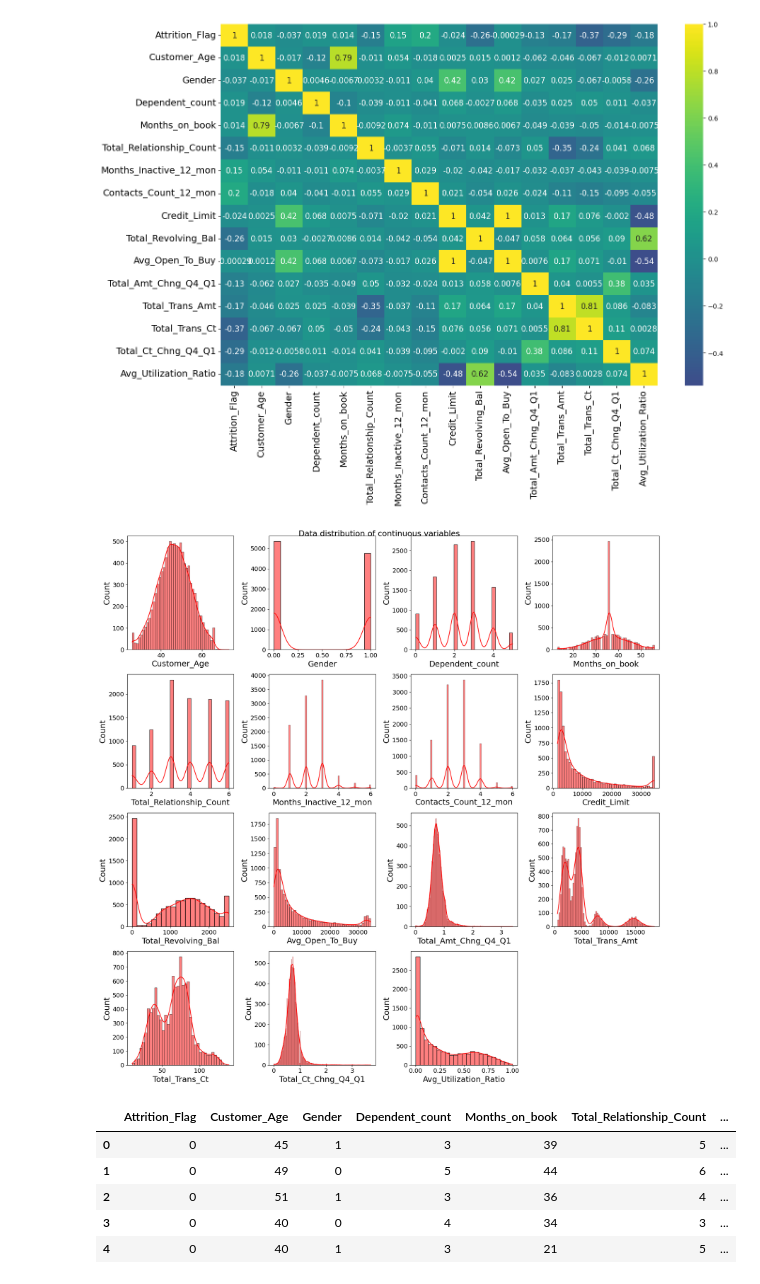
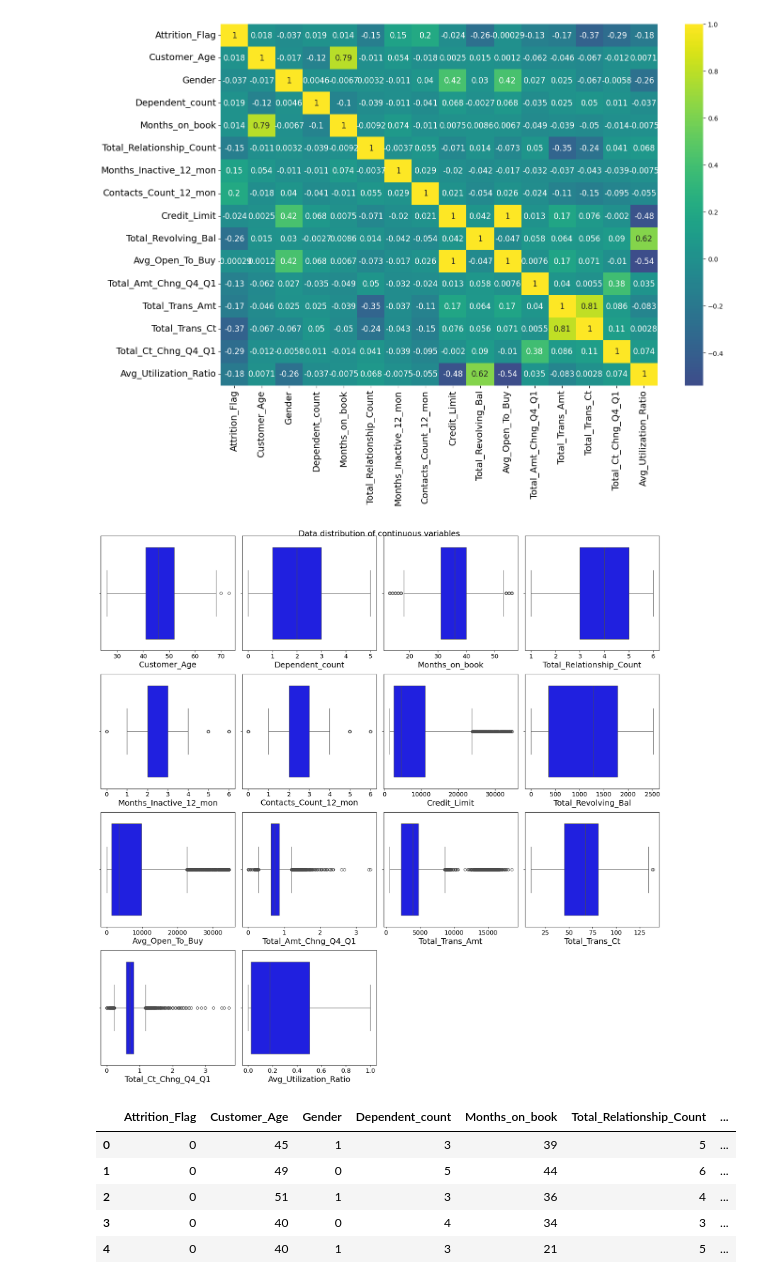
Before and after one commit to muntadherabdulhusein/DA_projects-credit-card-churn, a Jupyter notebook: muntadher/test.ipynb, the cells around one changed output. Saved outputs shown, nothing was run; the diff lists cells and outputs as text; code cells hidden in the pictures.

```diff
--- a/muntadher/test.ipynb
+++ b/muntadher/test.ipynb
@@ -20,31 +19,18 @@ plt.show()
 # %%
 #Exploratory Data Analysis
 
-# As we could see in the data types, we have 13 columns of numerical type.
-
-# In this step, we are checking the distribution of each variable that is continuous.
-
 plt.figure(figsize=(18, 18))
-for i, col in enumerate(cc.drop(['Attrition_Flag'], axis=1).select_dtypes(include=['int','float']).columns):
-    # We exclude the 'y' column and only consider the columns of numerical type.
-
+for i, col in enumerate(cc.drop(['Attrition_Flag','Gender'], axis=1).select_dtypes(include=['int', 'float']).columns):
     plt.rcParams['axes.facecolor'] = 'white'
-    ax = plt.subplot(4, 4, i+1)  # Creating a subplot for each column.
-
-     # Plotting the histogram for each column
-    sns.histplot(data=cc, x=col, ax=ax, color='red', kde=True)
-
-    # Plotting the KDE curve with custom color and linewidth
-    # Plotting the histogram for each column.
+    ax = plt.subplot(4, 4, i+1)
+    sns.boxplot(data=cc, x=col, ax=ax, color='blue')
     ax.tick_params(axis='x', labelsize=14)
-    ax.tick_params(axis='y', labelsize=14)
     ax.set_xlabel(col, fontsize=18)
-    ax.set_ylabel('Count', fontsize=18)
 
 plt.suptitle('Data distribution of continuous variables',fontsize=18)
 plt.tight_layout()
 # %% [output]
-[figure, old version]
+[figure, new version]
 # %%
 # Apply One-Hot Encoding to convert categorical variables into numeric ones
 
```
Also changed, not shown: parts of 3 cells of this notebook, 1 other file.
